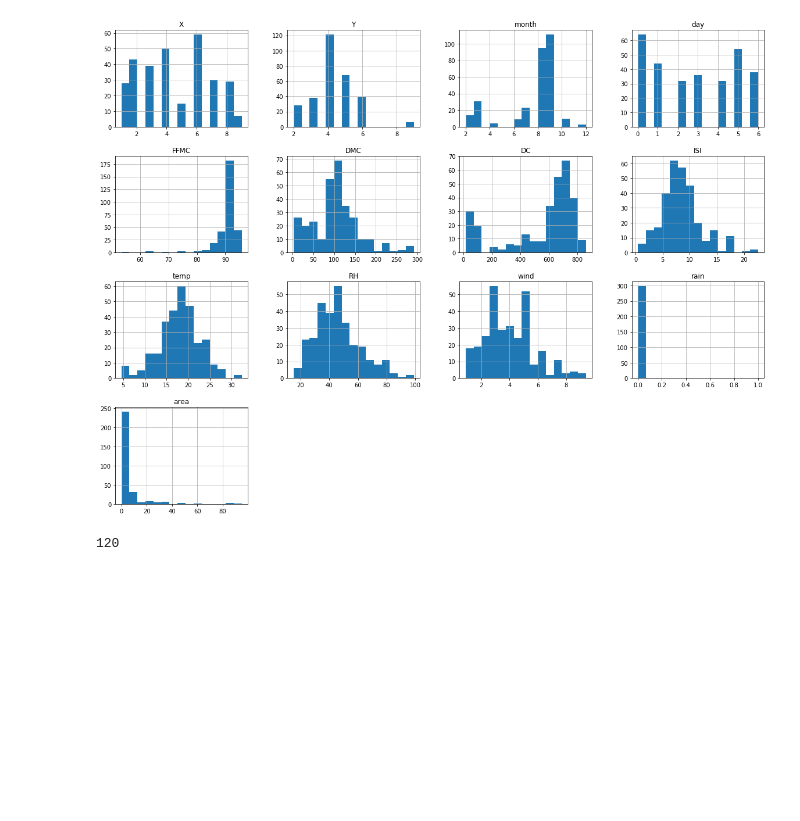
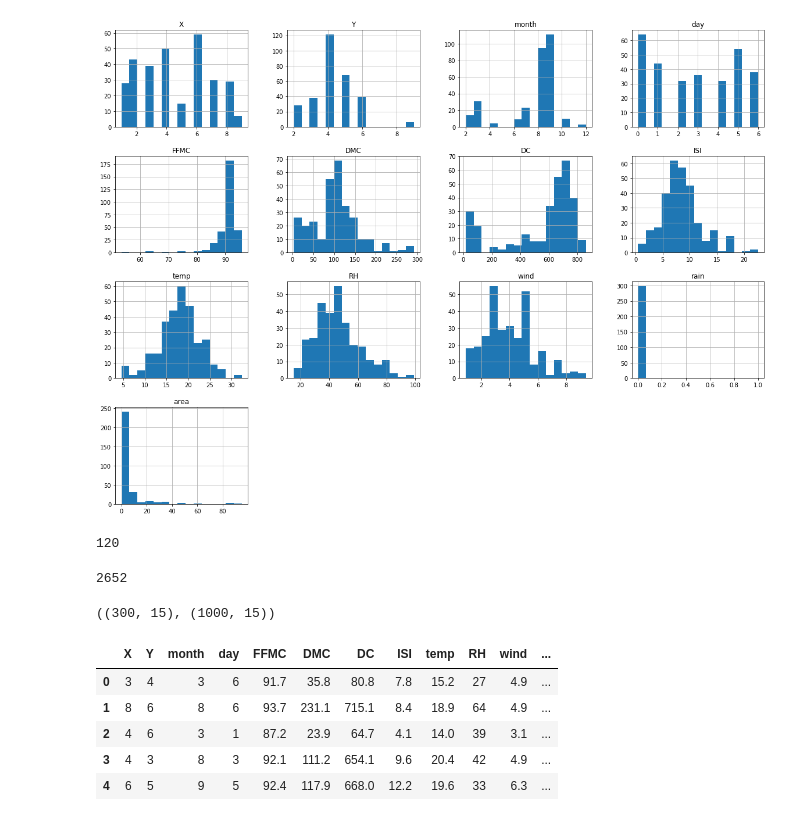
Before and after one commit to fishnchips97/Project-T-Final-189, a Jupyter notebook: scratchwork/test_train_gen.ipynb, the cells around one changed output. Saved outputs shown, nothing was run; the diff lists cells and outputs as text; code cells hidden in the pictures; blank space fills up the shorter version.

```diff
--- a/scratchwork/test_train_gen.ipynb
+++ b/scratchwork/test_train_gen.ipynb
@@ -217,9 +221,9 @@ def test_train_gen(df, test_info, train_info, dics):
     train_bias = train_size * (1 - train_info[1])
 
     #number of random samples in common
-    test_com = test_size - test_bias
+    test_com = int(test_size - test_bias)
 
-    train_com = train_size - train_bias
+    train_com = int(train_size - train_bias)
 
     # split common data away
 
@@ -258,0 +261,33 @@ temp_dic = {'15-20': .5, '20-25': .25, '0-15': .2, '>25': .05}
+# %%
+len(raw)
+# %% [output]
+2652
+# %%
+test_temp = {'15-20': .5, '20-25': .25, '0-15': .2, '>25': .05}
+
+train_temp = {'15-20': .5, '20-25': .25, '0-15': .2, '>25': .05}
+
+temps = [[test_temp], [train_temp]]
+
+te_info = (300, .2)
+
+tr_info = (1000, .5)
+
+
+
+
+
+test_v1, train_v1 = test_train_gen(raw, te_info, tr_info, temps)
+# %%
+test_v1.shape, train_v1.shape
+# %% [output]
+((300, 15), (1000, 15))
+# %%
+test_v1.head()
+# %% [output]
+|  | X | Y | month | day | FFMC | DMC | DC | ISI | temp | RH | wind | ... |
+| 0 | 3 | 4 | 3 | 6 | 91.7 | 35.8 | 80.8 | 7.8 | 15.2 | 27 | 4.9 | ... |
+| 1 | 8 | 6 | 8 | 6 | 93.7 | 231.1 | 715.1 | 8.4 | 18.9 | 64 | 4.9 | ... |
+| 2 | 4 | 6 | 3 | 1 | 87.2 | 23.9 | 64.7 | 4.1 | 14.0 | 39 | 3.1 | ... |
+| 3 | 4 | 3 | 8 | 3 | 92.1 | 111.2 | 654.1 | 9.6 | 20.4 | 42 | 4.9 | ... |
+| 4 | 6 | 5 | 9 | 5 | 92.4 | 117.9 | 668.0 | 12.2 | 19.6 | 33 | 6.3 | ... |
```
Also changed, not shown: parts of 3 cells of this notebook, 3 other files.
